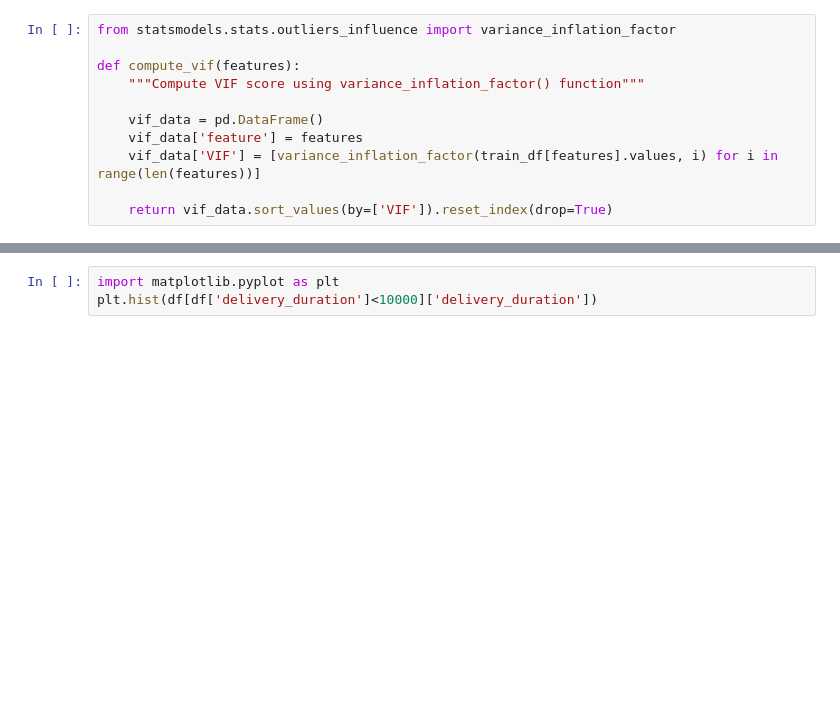
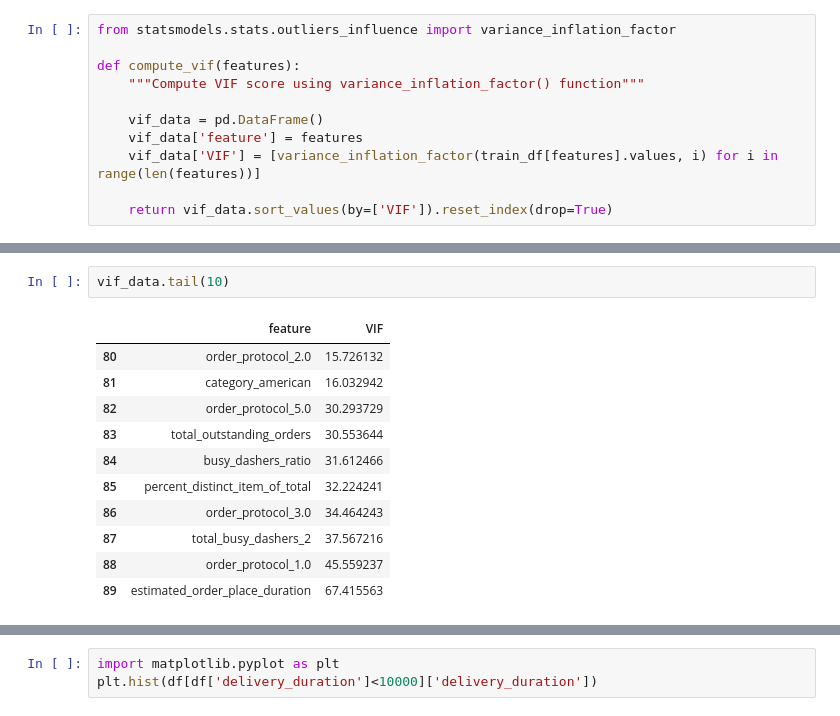
Before and after one commit to DavidGuzzi/SC_DS_Projects, a Jupyter notebook: Delivery Duration Prediction, DoorDash/data/prediction.ipynb, the cells around one changed output, grey strips where cells are left out. Drawn from its saved outputs; the diff is of its cells as text; blank space fills up the shorter version.

```diff
--- a/Delivery Duration Prediction, DoorDash/data/prediction.ipynb
+++ b/Delivery Duration Prediction, DoorDash/data/prediction.ipynb
@@ -270,0 +289,14 @@ def compute_vif(features):
+# %%
+vif_data.tail(10)
+# %% [output]
+|  | feature | VIF |
+| 80 | order_protocol_2.0 | 15.726132 |
+| 81 | category_american | 16.032942 |
+| 82 | order_protocol_5.0 | 30.293729 |
+| 83 | total_outstanding_orders | 30.553644 |
+| 84 | busy_dashers_ratio | 31.612466 |
+| 85 | percent_distinct_item_of_total | 32.224241 |
+| 86 | order_protocol_3.0 | 34.464243 |
+| 87 | total_busy_dashers_2 | 37.567216 |
+| 88 | order_protocol_1.0 | 45.559237 |
+| 89 | estimated_order_place_duration | 67.415563 |
```
Also changed, not shown: parts of 3 cells of this notebook.
